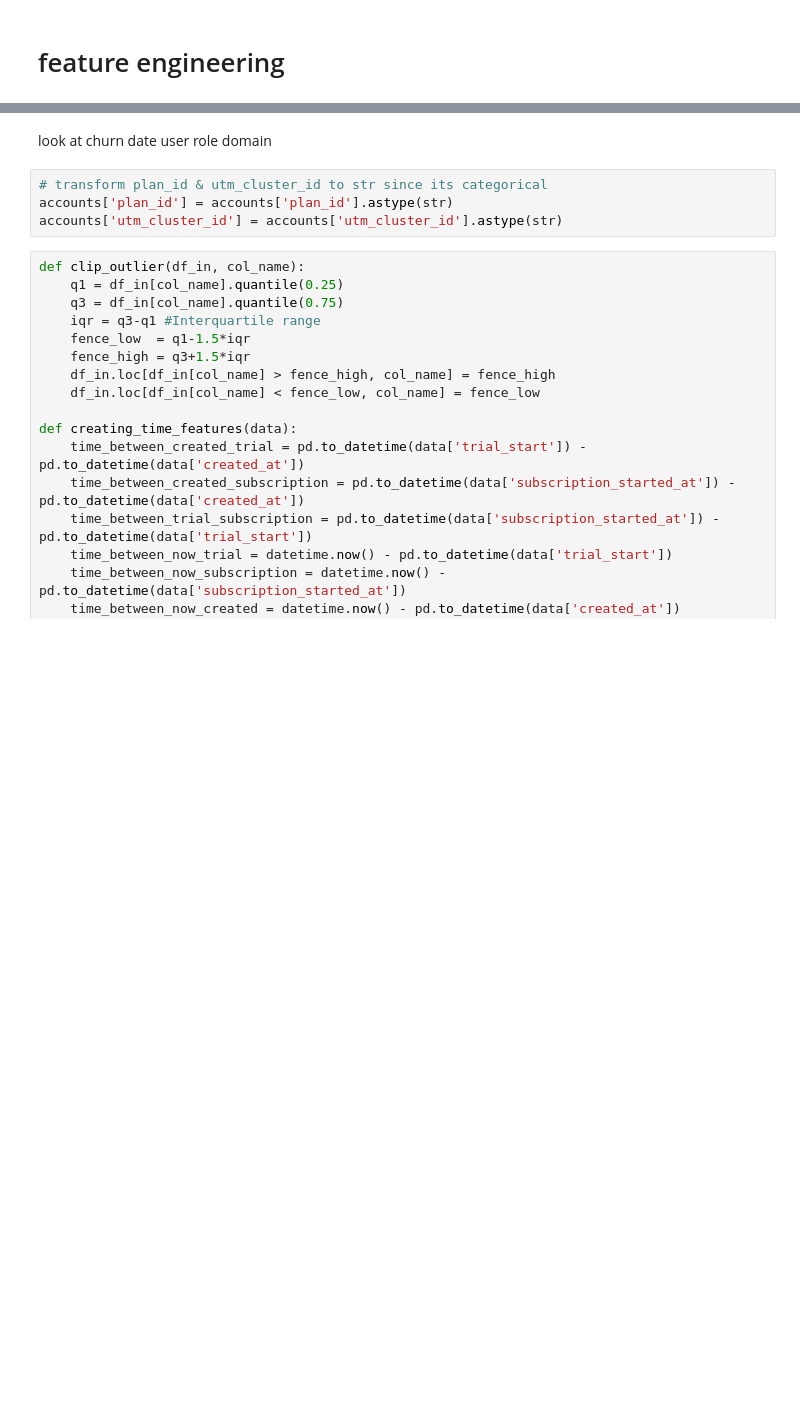
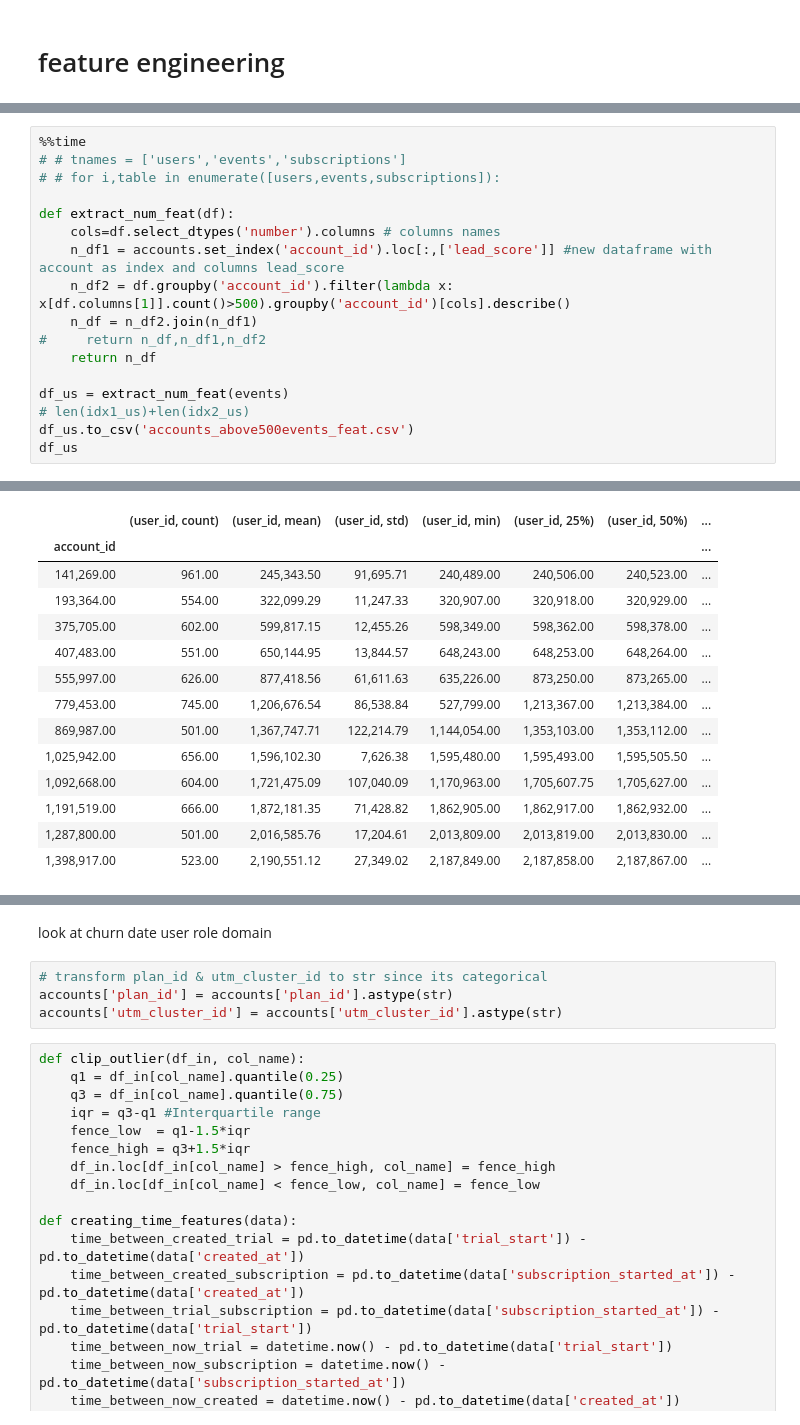
Before and after one commit to yuvalgrossman/datahack_yyr, a Jupyter notebook: final_notebook.ipynb, the cells around one changed output, grey strips where cells are left out. Cells and saved outputs as stored; diff of their text form; blank space fills up the shorter version.

```diff
--- a/final_notebook.ipynb
+++ b/final_notebook.ipynb
@@ -44,0 +109,18 @@ accounts: 1433661
+# %%
+%%time
+# # tnames = ['users','events','subscriptions']
+# # for i,table in enumerate([users,events,subscriptions]):
+
+def extract_num_feat(df):
+    cols=df.select_dtypes('number').columns # columns names
+    n_df1 = accounts.set_index('account_id').loc[:,['lead_score']] #new dataframe with account as index and columns lead_score
+    n_df2 = df.groupby('account_id').filter(lambda x: x[df.columns[1]].count()>500).groupby('account_id')[cols].describe()
+    n_df = n_df2.join(n_df1)
+#     return n_df,n_df1,n_df2
+    return n_df
+
+df_us = extract_num_feat(events)
+# len(idx1_us)+len(idx2_us)
+df_us.to_csv('accounts_above500events_feat.csv')
+df_us
+# %% [output]
@@ -44,0 +128,14 @@ accounts: 1433661
+|  | (user_id, count) | (user_id, mean) | (user_id, std) | (user_id, min) | (user_id, 25%) | (user_id, 50%) | ... |
+| account_id |  |  |  |  |  |  | ... |
+| 141,269.00 | 961.00 | 245,343.50 | 91,695.71 | 240,489.00 | 240,506.00 | 240,523.00 | ... |
+| 193,364.00 | 554.00 | 322,099.29 | 11,247.33 | 320,907.00 | 320,918.00 | 320,929.00 | ... |
+| 375,705.00 | 602.00 | 599,817.15 | 12,455.26 | 598,349.00 | 598,362.00 | 598,378.00 | ... |
+| 407,483.00 | 551.00 | 650,144.95 | 13,844.57 | 648,243.00 | 648,253.00 | 648,264.00 | ... |
+| 555,997.00 | 626.00 | 877,418.56 | 61,611.63 | 635,226.00 | 873,250.00 | 873,265.00 | ... |
+| 779,453.00 | 745.00 | 1,206,676.54 | 86,538.84 | 527,799.00 | 1,213,367.00 | 1,213,384.00 | ... |
+| 869,987.00 | 501.00 | 1,367,747.71 | 122,214.79 | 1,144,054.00 | 1,353,103.00 | 1,353,112.00 | ... |
+| 1,025,942.00 | 656.00 | 1,596,102.30 | 7,626.38 | 1,595,480.00 | 1,595,493.00 | 1,595,505.50 | ... |
+| 1,092,668.00 | 604.00 | 1,721,475.09 | 107,040.09 | 1,170,963.00 | 1,705,607.75 | 1,705,627.00 | ... |
+| 1,191,519.00 | 666.00 | 1,872,181.35 | 71,428.82 | 1,862,905.00 | 1,862,917.00 | 1,862,932.00 | ... |
+| 1,287,800.00 | 501.00 | 2,016,585.76 | 17,204.61 | 2,013,809.00 | 2,013,819.00 | 2,013,830.00 | ... |
+| 1,398,917.00 | 523.00 | 2,190,551.12 | 27,349.02 | 2,187,849.00 | 2,187,858.00 | 2,187,867.00 | ... |
```
Also changed, not shown: parts of 39 cells of this notebook.
